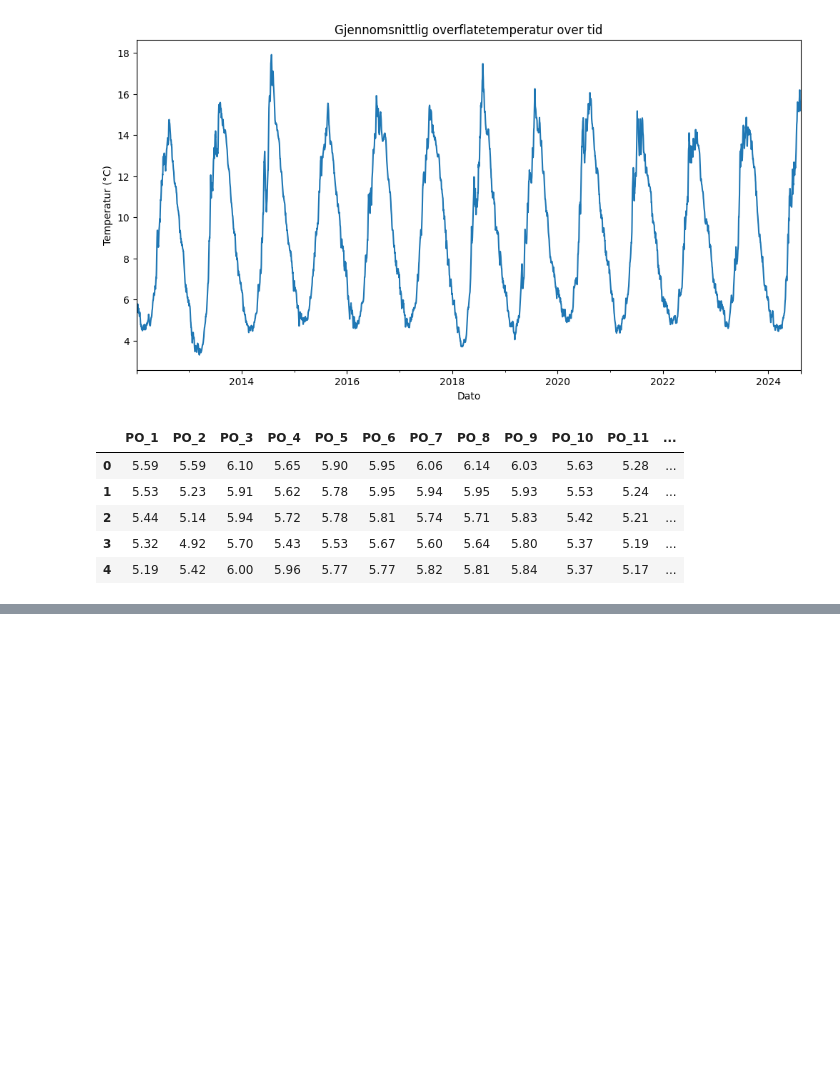
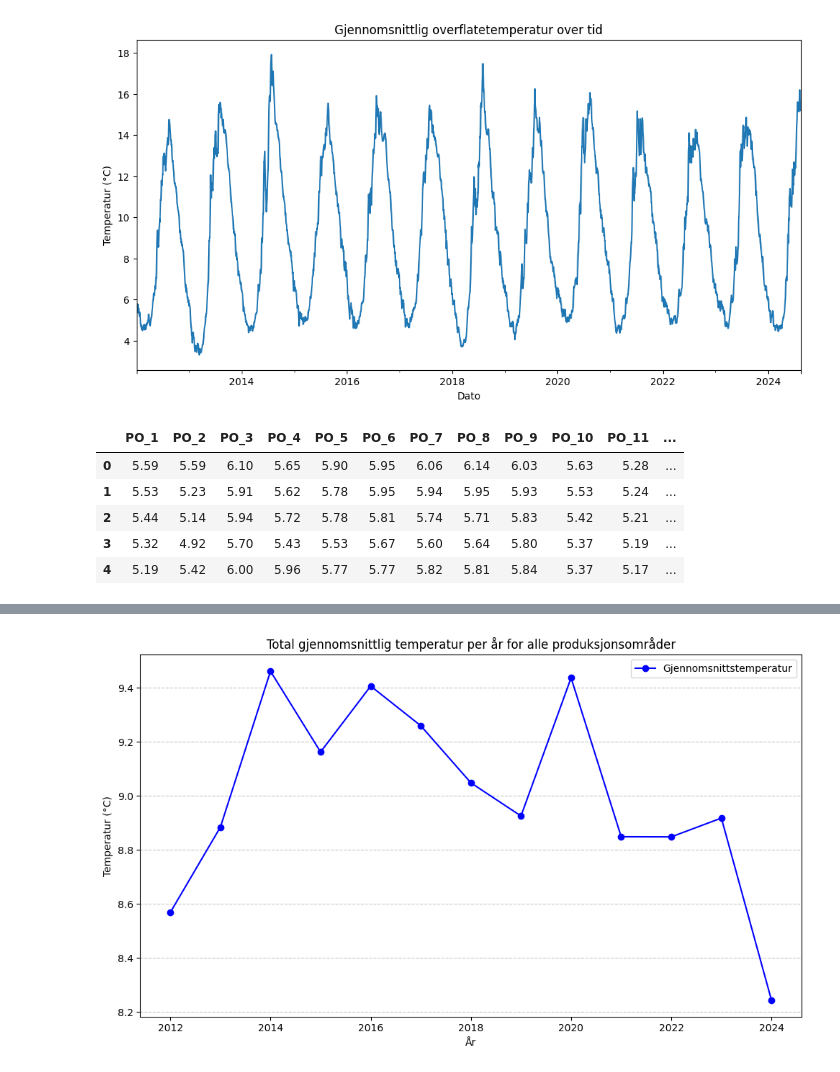
Before and after one commit to kavlikaviar/Bachelor, a Jupyter notebook: bachelor_havtemp.ipynb, the cells around one changed output, grey strips where cells are left out. Saved outputs shown, nothing was run; the diff lists cells and outputs as text; code cells hidden in the pictures; blank space fills up the shorter version.

```diff
--- a/bachelor_havtemp.ipynb
+++ b/bachelor_havtemp.ipynb
@@ -38,0 +62,24 @@ df.head()
+# %%
+# Plot gjennomsnittlig årlig temperatur for alle produksjonsområder
+# Opprett en kolonne med "Year" basert på "Date"
+df['Year'] = df['Date'].dt.year
+
+# Finn alle kolonner som representerer produksjonsområder
+po_cols = [col for col in df.columns if col.startswith('PO_')]
+
+# Beregn årlig gjennomsnittstemperatur for alle produksjonsområder
+df['PO_Mean'] = df[po_cols].mean(axis=1)
+annual_mean_temp = df.groupby('Year')['PO_Mean'].mean()
+
+# Plot linjediagram
+plt.figure(figsize=(10, 6))
+plt.plot(annual_mean_temp.index, annual_mean_temp.values, marker='o', linestyle='-', color='b', label='Gjennomsnittstemperatur')
+plt.title("Total gjennomsnittlig temperatur per år for alle produksjonsområder")
+plt.xlabel("År")
+plt.ylabel("Temperatur (°C)")
+plt.grid(axis='y', linestyle='--', alpha=0.7)
+plt.legend()
+plt.tight_layout()
+plt.show()
+# %% [output]
+[figure, added]
```
Also changed, not shown: parts of 3 cells of this notebook, 3 other files.
